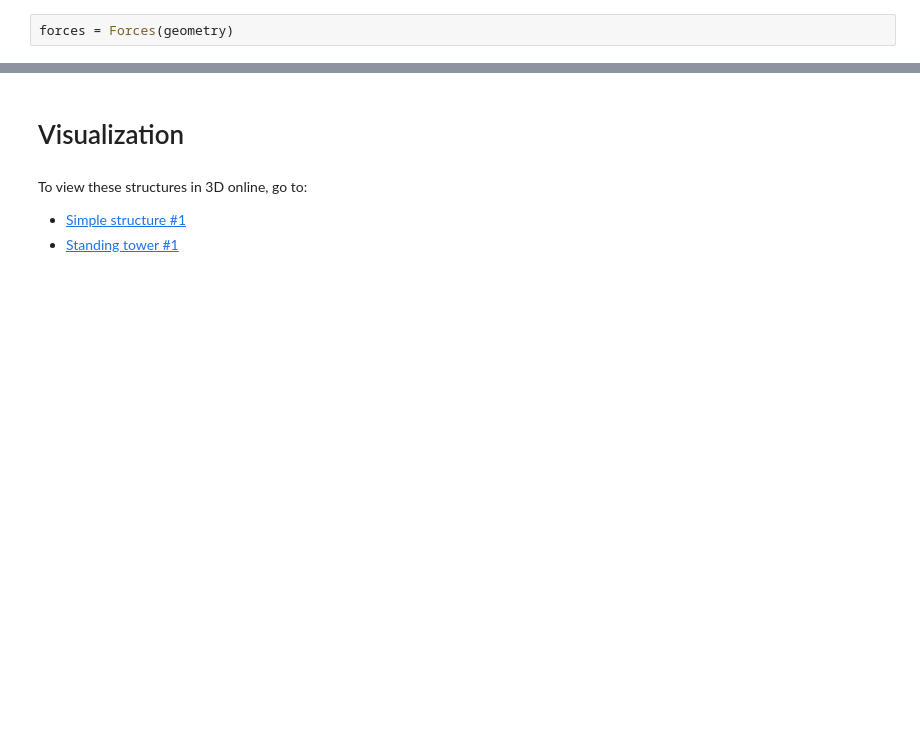
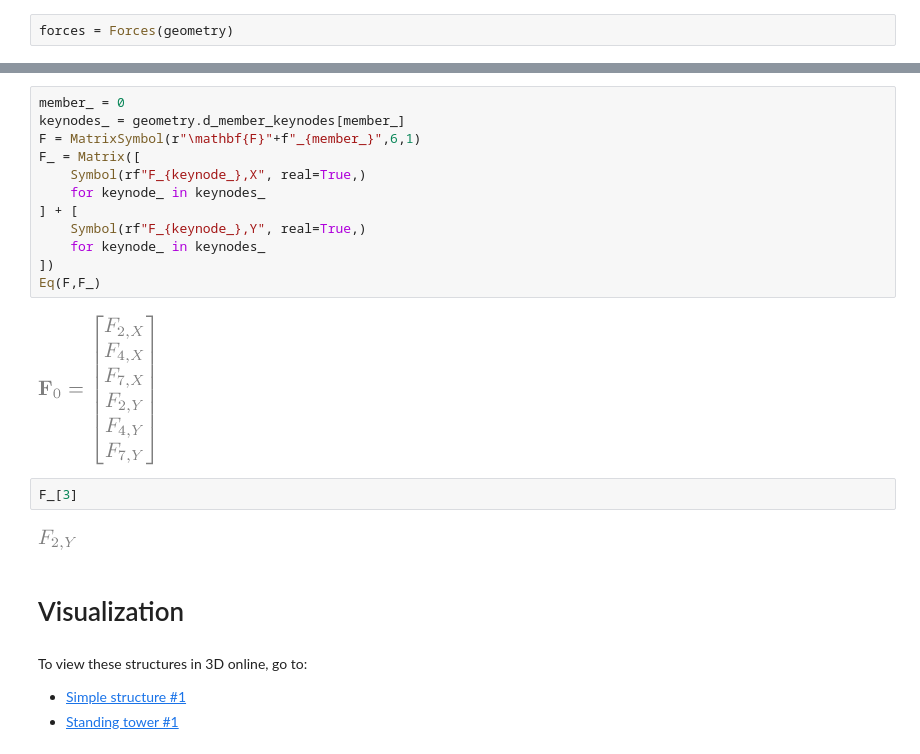
Before and after one commit to cstarkjp/ConceptualDesign, a Jupyter notebook: Notebooks/Demo.ipynb, the cells around one changed output, grey strips where cells are left out. Drawn from its saved outputs; the diff is of its cells as text; blank space fills up the shorter version.

```diff
--- a/Notebooks/Demo.ipynb
+++ b/Notebooks/Demo.ipynb
@@ -55,3 +128,21 @@ forces.d_appliedload_forcevector
+# %%
+member_ = 0
+keynodes_ = geometry.d_member_keynodes[member_]
+F = MatrixSymbol(r"\mathbf{F}"+f"_{member_}",6,1)
+F_ = Matrix([
+    Symbol(rf"F_{keynode_},X", real=True,)
+    for keynode_ in keynodes_
+] + [
+    Symbol(rf"F_{keynode_},Y", real=True,)
+    for keynode_ in keynodes_
+])
+Eq(F,F_)
+# %% [output]
+[figure, added]
+# %%
+F_[3]
+# %% [output]
+[figure, added]
 # %% [markdown]
 # Visualization
 # %% [markdown]
```
Also changed, not shown: parts of 13 cells of this notebook, 5 other files.
